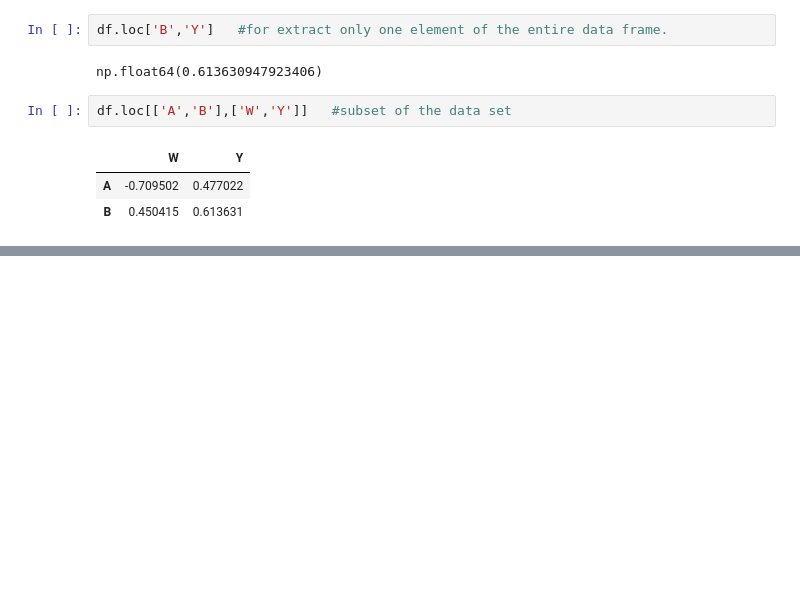
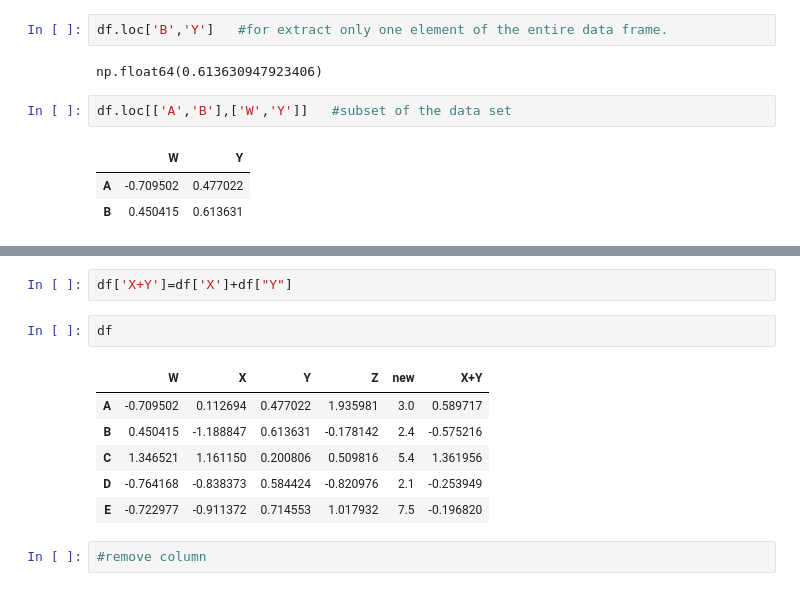
Before and after one commit to mdkaifsiddique/Data-analysis-with-Python, a Jupyter notebook: Pandas.ipynb, the cells around one changed output, grey strips where cells are left out. Saved outputs shown, nothing was run; the diff lists cells and outputs as text; blank space fills up the shorter version.

```diff
--- a/Pandas.ipynb
+++ b/Pandas.ipynb
@@ -392,0 +405,13 @@ df.loc[['A','B'],['W','Y']]   #subset of the data set
+# %%
+df['X+Y']=df['X']+df["Y"]
+# %%
+df
+# %% [output]
+|  | W | X | Y | Z | new | X+Y |
+| A | -0.709502 | 0.112694 | 0.477022 | 1.935981 | 3.0 | 0.589717 |
+| B | 0.450415 | -1.188847 | 0.613631 | -0.178142 | 2.4 | -0.575216 |
+| C | 1.346521 | 1.161150 | 0.200806 | 0.509816 | 5.4 | 1.361956 |
+| D | -0.764168 | -0.838373 | 0.584424 | -0.820976 | 2.1 | -0.253949 |
+| E | -0.722977 | -0.911372 | 0.714553 | 1.017932 | 7.5 | -0.196820 |
+# %%
+#remove column
```
Also changed, not shown: parts of 13 cells of this notebook.
